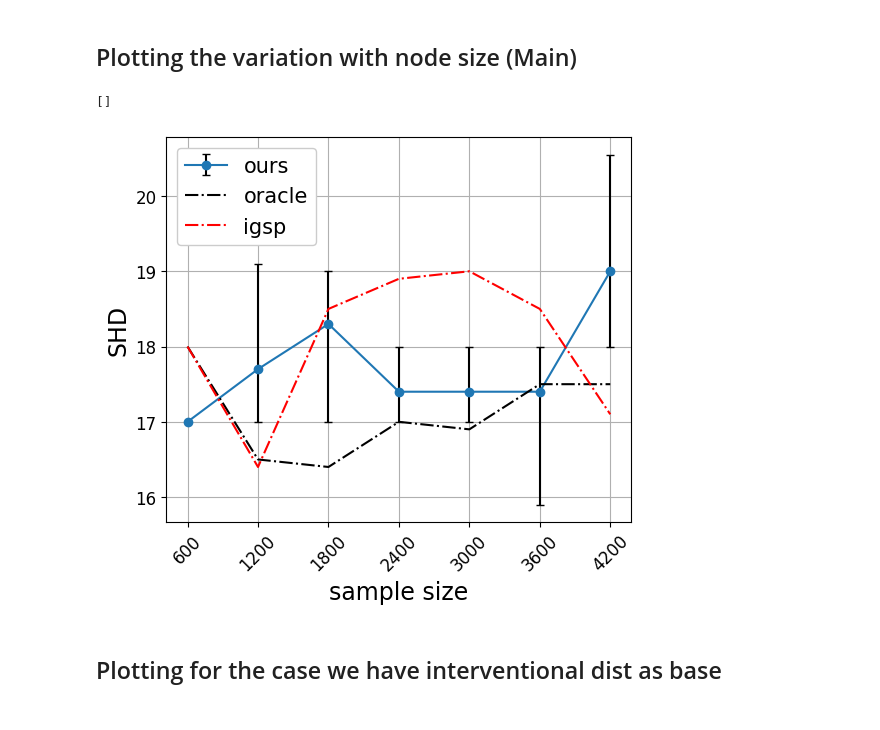
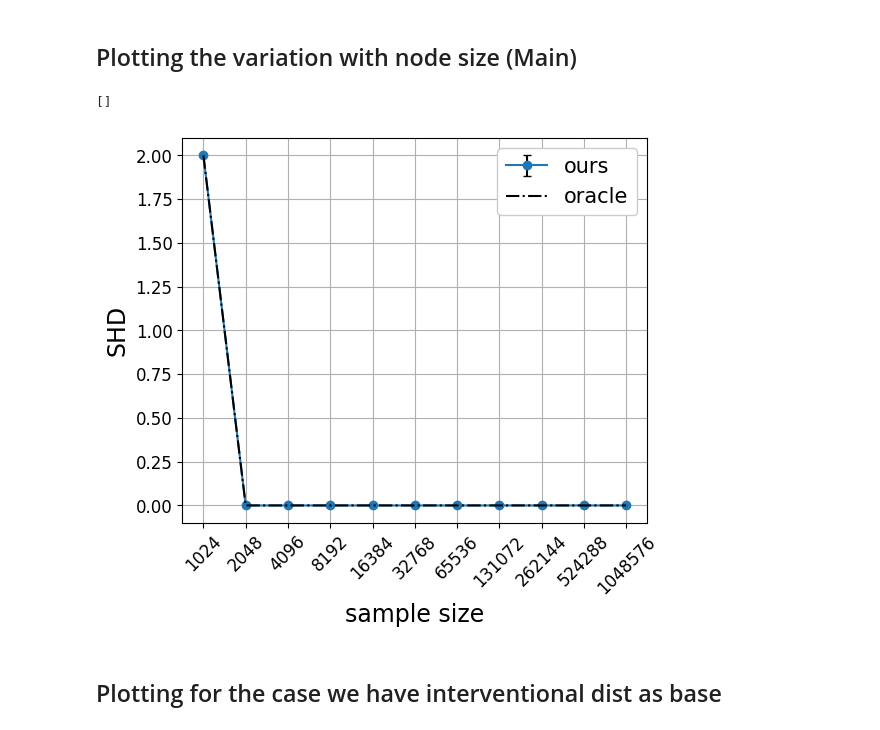
Before and after one commit to BigBang0072/mixture_mec, a Jupyter notebook: ResultAnalysis-SACHS.ipynb, the cells around one changed output. Cells and saved outputs as stored; diff of their text form; code cells hidden in the pictures.

```diff
--- a/ResultAnalysis-SACHS.ipynb
+++ b/ResultAnalysis-SACHS.ipynb
@@ -110,7 +110,7 @@ plot_metric_list = [
                     ("shd",2,"SHD"),
                     ("oracle_shd",2,"SHD"),
 #                     ("intv_base_shd",2,"SHD"),
-                    ("igsp_shd",2,"SHD"),
+#                     ("igsp_shd",2,"SHD"),
 ]
 
 ncols = 1
@@ -121,7 +121,7 @@ oracle_ls = {4:"-.",6:":",8:"--",12:"-.",15:":",20:"--",11:"-."}
 #4 : with all obs sample, gmm_tol=100
 #5: with gmm_tol=1e-3
 
-expt_name = "expt_lofs_sachs-15"
+expt_name = "expt_logs_sim_retest2"
 
 expt_fpath_list= ["all_expt_logs/{}/".format(expt_name)]
 expt_df = merge_df_multiple_expt(expt_fpath_list)
@@ -173,34 +173,34 @@ for num_node,node_df in expt_df.groupby(["num_nodes"]):
         elif "igsp" in metric:
             ax.errorbar(range(len(sample_size)),
                                   metric_mean,
 #                                   yerr=q25_75,
                                   ls=oracle_ls[num_node[0]],
                                   color="red",
 #                                   capsize=3,
                                   ecolor = "black",
                                   label="igsp".format(num_node)
             )
         else:
             ax.errorbar(range(len(sample_size)),
                                   metric_mean,
                                   yerr=q25_75,
                                   capsize=3,
                                   ecolor = "black",
                                   fmt="-o",
                                   label="ours".format(num_node)
             )
 #         ax.set_title("Metric = {}".format(metric))
         ax.set_ylabel(metric_name)
         ax.set_xlabel("sample size")
         ax.set_xticks(range(len(sample_size)))
         ax.set_xticklabels(sample_size,rotation=45)
         ax.legend(prop={'size': 15},framealpha=1.0)
         ax.grid(True)
 # plt.savefig('{}-{}.pdf'.format(metric,expt_name), bbox_inches='tight')
 plt.plot()
 # %% [output]
 []
-[figure, old version]
+[figure, new version]
 # %% [markdown]
 ## Plotting for the case we have interventional dist as base
 # %%
```
Also changed, not shown: 2 other files.
